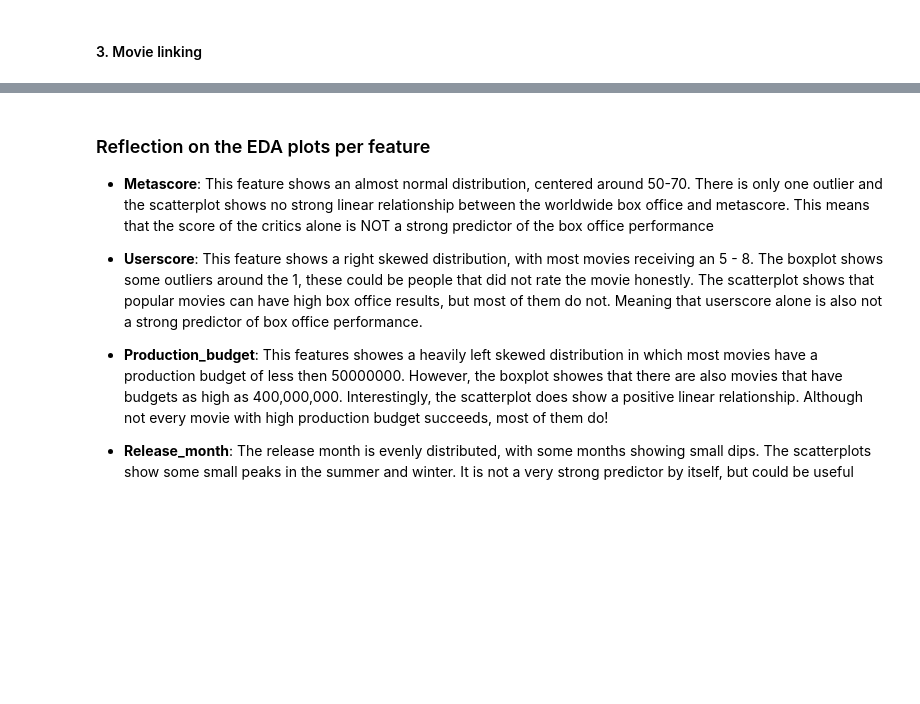
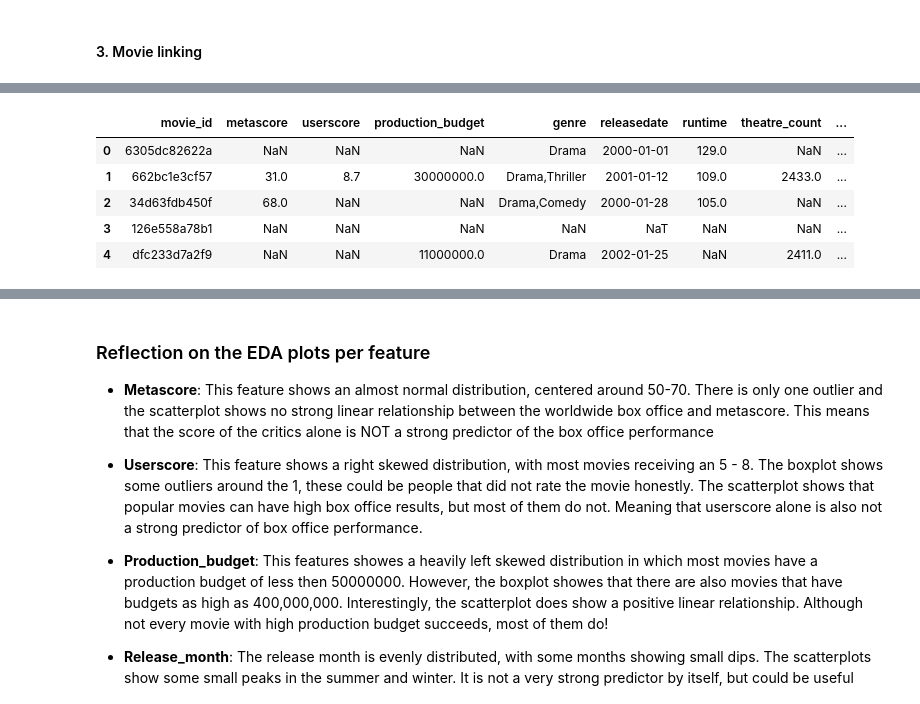
Before and after one commit to Simerblur/bjj, a Jupyter notebook: Main_project copy.ipynb, the cells around one changed output, grey strips where cells are left out. Cells and saved outputs as stored; diff of their text form; code cells hidden in the pictures; blank space fills up the shorter version.

```diff
--- a/Main_project copy.ipynb
+++ b/Main_project copy.ipynb
@@ -509,9 +509,12 @@ overlap = len(meta_ids.intersection(sales_ids))
 print(f"✓ Overlapping movies: {overlap}")
 print(f"  Meta unique: {len(meta_ids)}, Sales unique: {len(sales_ids)}")
 
-# Merge datasets
-movie_data = meta_clean.merge(sales_clean, on='movie_id', how='inner', suffixes=('_meta', '_sales'))
-print(f"✓ Merged dataset: {len(movie_data)} movies")
+# Merge datasets - using sales as main source with LEFT JOIN
+# This keeps ALL movies from sales, even if they don't have metadata
+movie_data = sales_clean.merge(meta_clean, on='movie_id', how='left', suffixes=('_sales', '_meta'))
+print(f"✓ Merged dataset: {len(movie_data)} movies (all from sales dataset)")
+print(f"  Movies with metadata: {movie_data['metascore'].notna().sum()}")
+print(f"  Movies without metadata: {movie_data['metascore'].isna().sum()}")
 # %% [output]
 ✓ Overlapping movies: 6795
   Meta unique: 11125, Sales unique: 29910
@@ -600,3 +621,12 @@ print(f"✓ Final dataset: {len(movie_data_complete)} movies with all X1-X10 var
+# %%
+movie_data.head()
+# %% [output]
+|  | movie_id | metascore | userscore | production_budget | genre | releasedate | runtime | theatre_count | ... |
+| 0 | 6305dc82622a | NaN | NaN | NaN | Drama | 2000-01-01 | 129.0 | NaN | ... |
+| 1 | 662bc1e3cf57 | 31.0 | 8.7 | 30000000.0 | Drama,Thriller | 2001-01-12 | 109.0 | 2433.0 | ... |
+| 2 | 34d63fdb450f | 68.0 | NaN | NaN | Drama,Comedy | 2000-01-28 | 105.0 | NaN | ... |
+| 3 | 126e558a78b1 | NaN | NaN | NaN | NaN | NaT | NaN | NaN | ... |
+| 4 | dfc233d7a2f9 | NaN | NaN | 11000000.0 | Drama | 2002-01-25 | NaN | 2411.0 | ... |
 # %%
 movie_data_complete.head()
 # %% [output]
```
Also changed, not shown: parts of 9 cells of this notebook, 1 other file.
